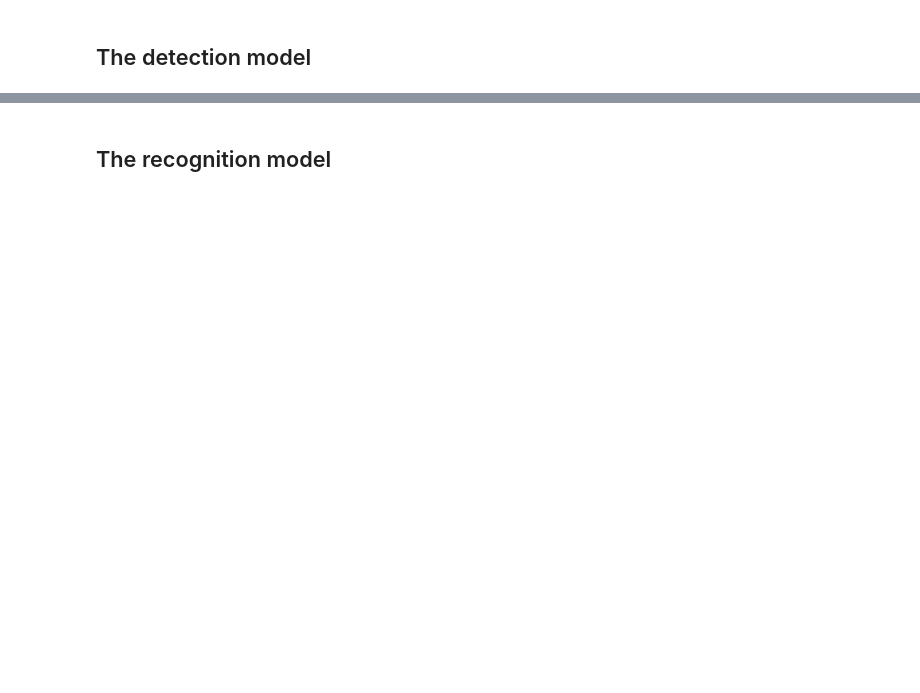
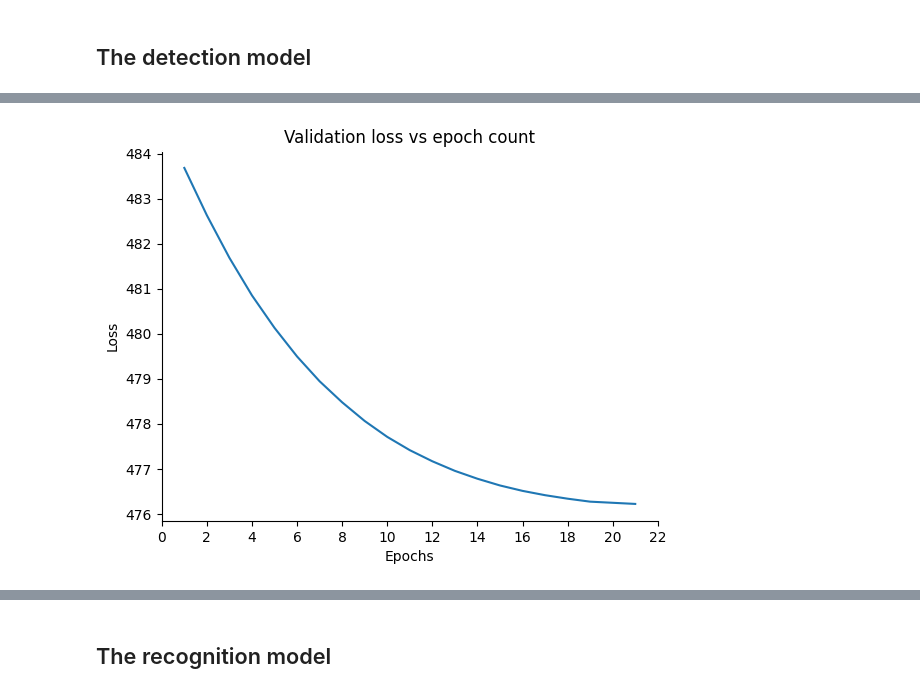
Before and after one commit to LucaFranceschi01/AGiC-2024, a Jupyter notebook: Lab4/cnn_models.ipynb, the cells around one changed output, grey strips where cells are left out. Drawn from its saved outputs; the diff is of its cells as text; code cells hidden in the pictures; blank space fills up the shorter version.

```diff
--- a/Lab4/cnn_models.ipynb
+++ b/Lab4/cnn_models.ipynb
@@ -260 +293,5 @@ KeyboardInterrupt:
+# %%
+loss_epoch_plot(val_losses, "Validation loss vs epoch count", epochs)
+# %% [output]
+[figure, added]
 # %%
```
Also changed, not shown: parts of 15 cells of this notebook.
